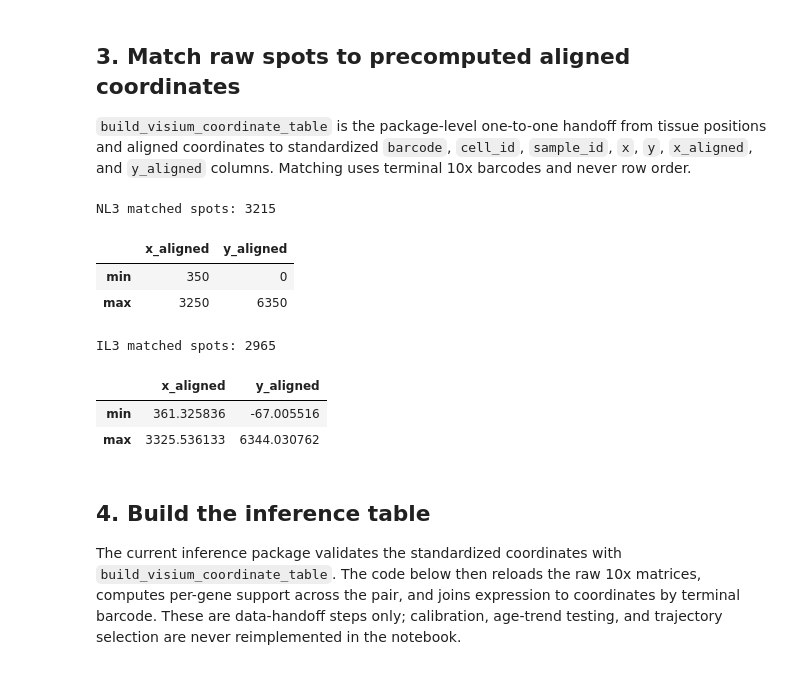
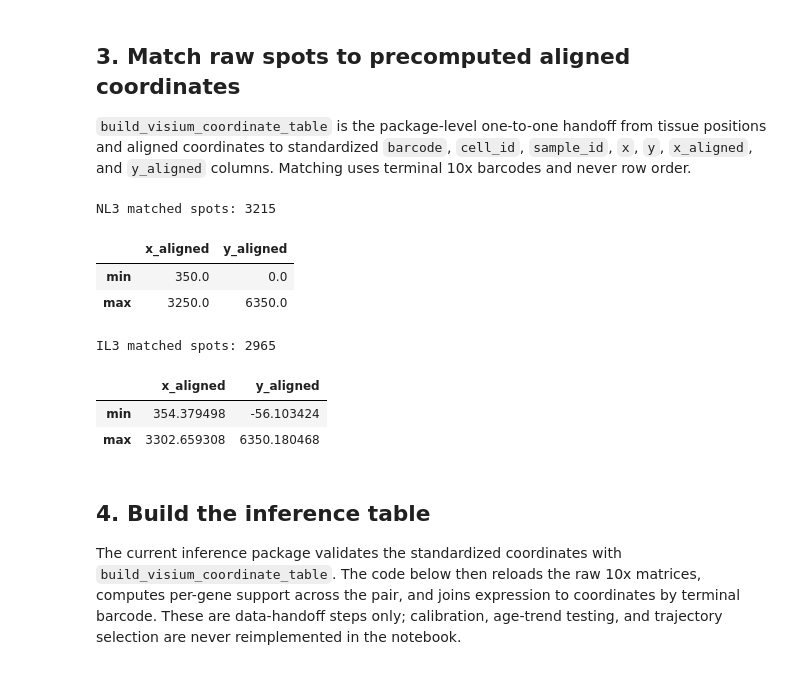
Before and after one commit to dsong-lab/spAlignDE, a Jupyter notebook: docs/source/source_notebooks/post_alignment_inference_nb.ipynb, the cells around one changed output. Saved outputs shown, nothing was run; the diff lists cells and outputs as text; code cells hidden in the pictures.

```diff
--- a/docs/source/source_notebooks/post_alignment_inference_nb.ipynb
+++ b/docs/source/source_notebooks/post_alignment_inference_nb.ipynb
@@ -215,73 +169,37 @@ tissue positions and aligned coordinates to standardized `barcode`,
 `cell_id`, `sample_id`, `x`, `y`, `x_aligned`, and `y_aligned` columns.
 Matching uses terminal 10x barcodes and never row order.
 # %%
-upstream_h5ad_coordinates = None
-if USER_ALIGNMENT_H5AD is not None:
-    import anndata as ad
-
-    aligned_h5ad = ad.read_h5ad(USER_ALIGNMENT_H5AD, backed="r")
-    required_obs = {"sample_id", "x_aligned", "y_aligned"}
-    missing_obs = required_obs.difference(aligned_h5ad.obs.columns)
-    if missing_obs:
-        aligned_h5ad.file.close()
-        raise ValueError(
-            "Upstream alignment H5AD is missing obs columns: "
-            + ", ".join(sorted(missing_obs))
-        )
-    upstream_h5ad_coordinates = aligned_h5ad.obs[
-        ["sample_id", "x_aligned", "y_aligned"]
-    ].copy()
-    upstream_h5ad_coordinates.insert(
-        0, "cell_id", aligned_h5ad.obs_names.astype(str)
-    )
-    aligned_h5ad.file.close()
-    coordinate_scale = float(alignment_metadata["coordinate_scale_factor"])
-    upstream_h5ad_coordinates["x"] = (
-        pd.to_numeric(upstream_h5ad_coordinates.pop("x_aligned"))
-        * coordinate_scale
-    )
-    upstream_h5ad_coordinates["y"] = (
-        pd.to_numeric(upstream_h5ad_coordinates.pop("y_aligned"))
-        * coordinate_scale
-    )
-
 coordinate_tables = []
 for sample_id in ("NL3", "IL3"):
-    if upstream_h5ad_coordinates is not None:
-        aligned = upstream_h5ad_coordinates.loc[
-            upstream_h5ad_coordinates["sample_id"].astype(str) == sample_id
-        ].copy()
-    elif USER_ALIGNMENT_DIR is not None:
+    if USER_ALIGNMENT_DIR is None:
+        aligned = load_kidney_aligned_coordinates(sample_id)
+    else:
         aligned = pd.read_csv(
             USER_ALIGNMENT_DIR / f"aligned_coords_{sample_id}.csv"
-        )
-    else:
-        aligned = pd.read_csv(
-            FIXED_ALIGNMENT_DIR / f"aligned_coords_{sample_id}.csv.gz"
         )
     if "cell_id" not in aligned.columns and "barcode" in aligned.columns:
         aligned = aligned.rename(columns={"barcode": "cell_id"})
     positions = pd.read_csv(DATA_DIR / f"{sample_id}_tissue_positions.csv")
     coordinates = build_visium_coordinate_table(
         positions,
         aligned,
         sample_id=sample_id,
     )
     coordinate_tables.append(coordinates)
     coordinate_range = coordinates[["x_aligned", "y_aligned"]].agg(["min", "max"])
     print(sample_id, "matched spots:", len(coordinates))
     display(coordinate_range)
 
 coordinate_data = pd.concat(coordinate_tables, ignore_index=True)
 # %% [output]
 NL3 matched spots: 3215
 |  | x_aligned | y_aligned |
-| min | 350 | 0 |
-| max | 3250 | 6350 |
+| min | 350.0 | 0.0 |
+| max | 3250.0 | 6350.0 |
 IL3 matched spots: 2965
 |  | x_aligned | y_aligned |
-| min | 361.325836 | -67.005516 |
-| max | 3325.536133 | 6344.030762 |
+| min | 354.379498 | -56.103424 |
+| max | 3302.659308 | 6350.180468 |
 # %% [markdown]
 ## 4. Build the inference table
 
```
Also changed, not shown: parts of 6 cells of this notebook, 23 other files.
